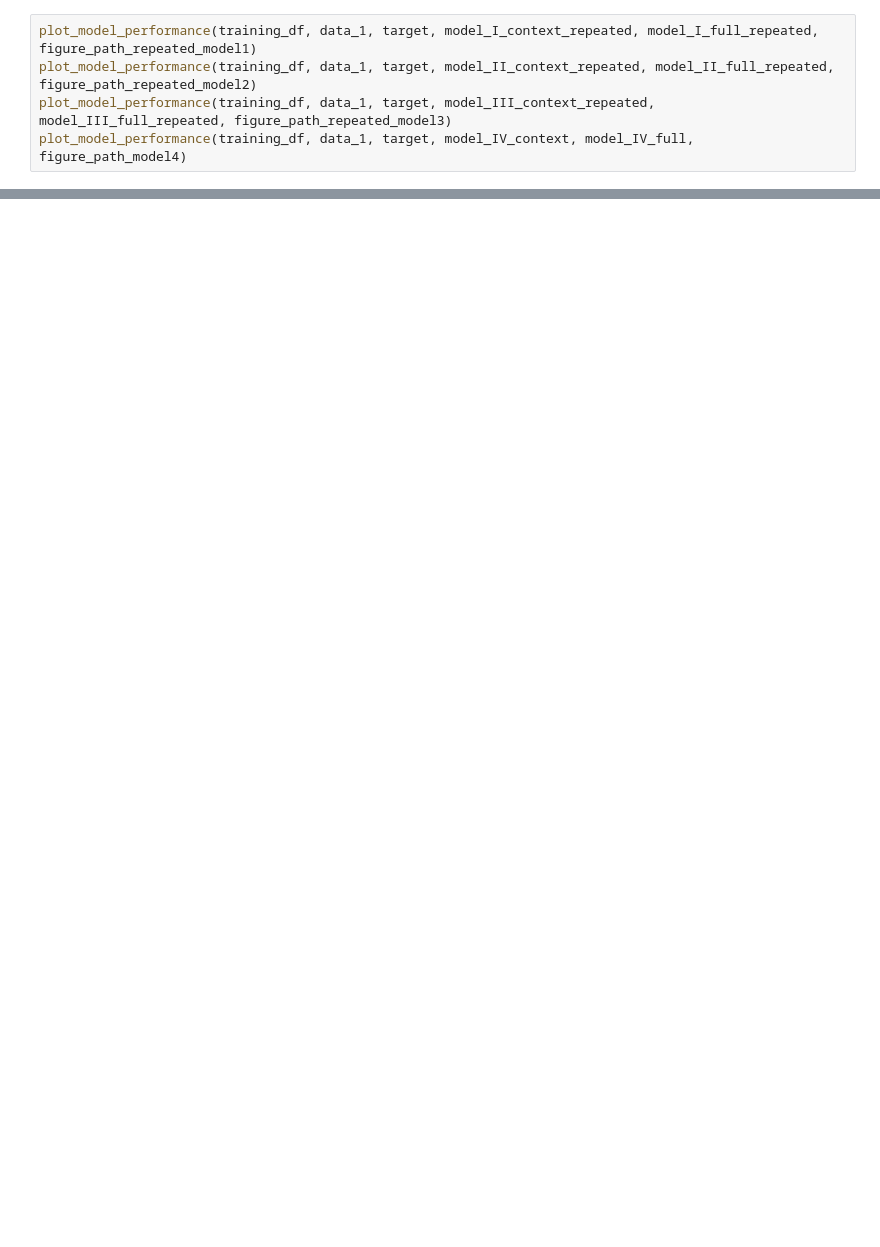
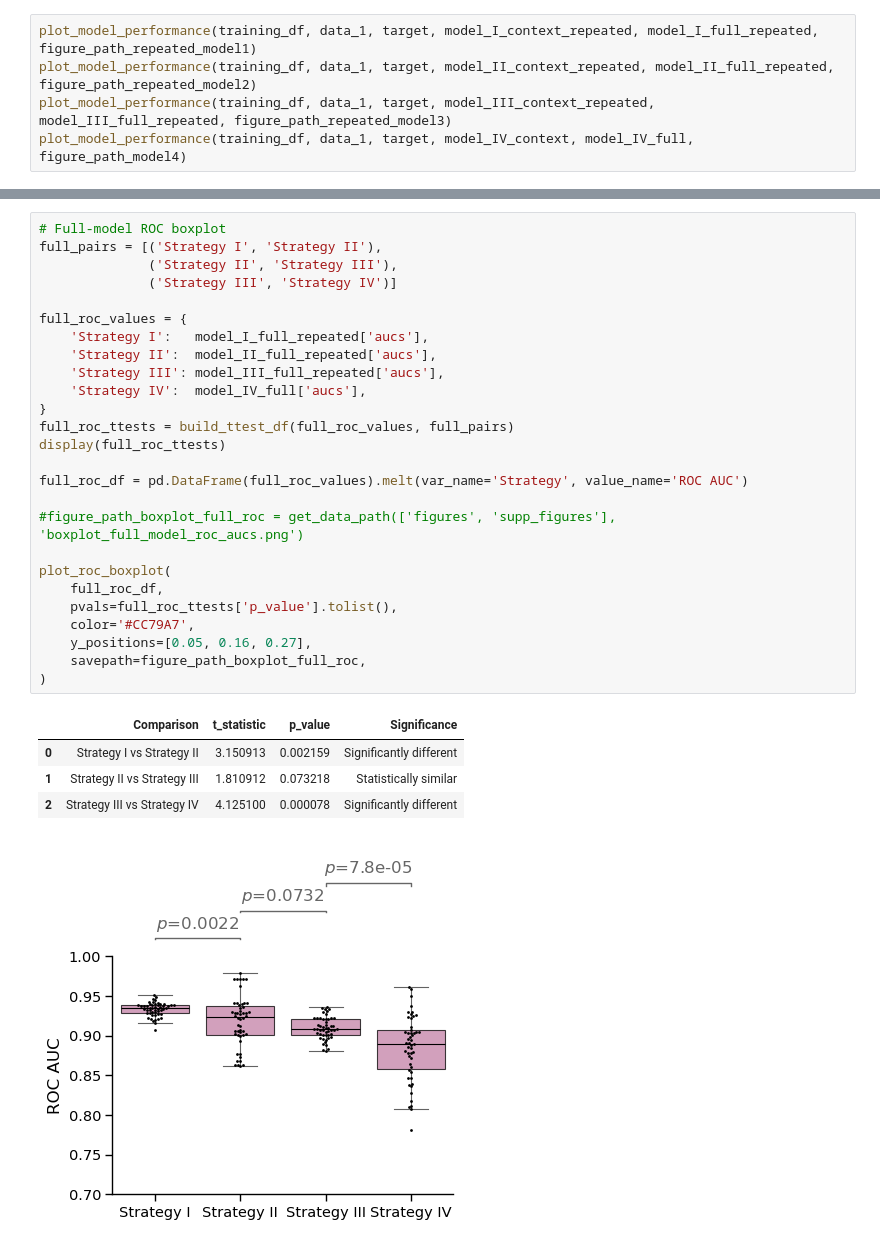
Before and after one commit to cancergenetics/context_specific_paralog_SL, a Jupyter notebook: notebooks/06_visualization/fig4_cross_validation_visuals.ipynb, the cells around one changed output, grey strips where cells are left out. Cells and saved outputs as stored; diff of their text form; blank space fills up the shorter version.

```diff
--- a/notebooks/06_visualization/fig4_cross_validation_visuals.ipynb
+++ b/notebooks/06_visualization/fig4_cross_validation_visuals.ipynb
@@ -781,0 +427,32 @@ plt.show()
+# %%
+# Full-model ROC boxplot
+full_pairs = [('Strategy I', 'Strategy II'),
+              ('Strategy II', 'Strategy III'),
+              ('Strategy III', 'Strategy IV')]
+
+full_roc_values = {
+    'Strategy I':   model_I_full_repeated['aucs'],
+    'Strategy II':  model_II_full_repeated['aucs'],
+    'Strategy III': model_III_full_repeated['aucs'],
+    'Strategy IV':  model_IV_full['aucs'],
+}
+full_roc_ttests = build_ttest_df(full_roc_values, full_pairs)
+display(full_roc_ttests)
+
+full_roc_df = pd.DataFrame(full_roc_values).melt(var_name='Strategy', value_name='ROC AUC')
+
+#figure_path_boxplot_full_roc = get_data_path(['figures', 'supp_figures'], 'boxplot_full_model_roc_aucs.png')
+
+plot_roc_boxplot(
+    full_roc_df,
+    pvals=full_roc_ttests['p_value'].tolist(),
+    color='#CC79A7',
+    y_positions=[0.05, 0.16, 0.27],
+    savepath=figure_path_boxplot_full_roc,
+)
+# %% [output]
+|  | Comparison | t_statistic | p_value | Significance |
+| 0 | Strategy I vs Strategy II | 3.150913 | 0.002159 | Significantly different |
+| 1 | Strategy II vs Strategy III | 1.810912 | 0.073218 | Statistically similar |
+| 2 | Strategy III vs Strategy IV | 4.125100 | 0.000078 | Significantly different |
+[figure, added]
```
Also changed, not shown: parts of 49 cells of this notebook, 1 other file.
